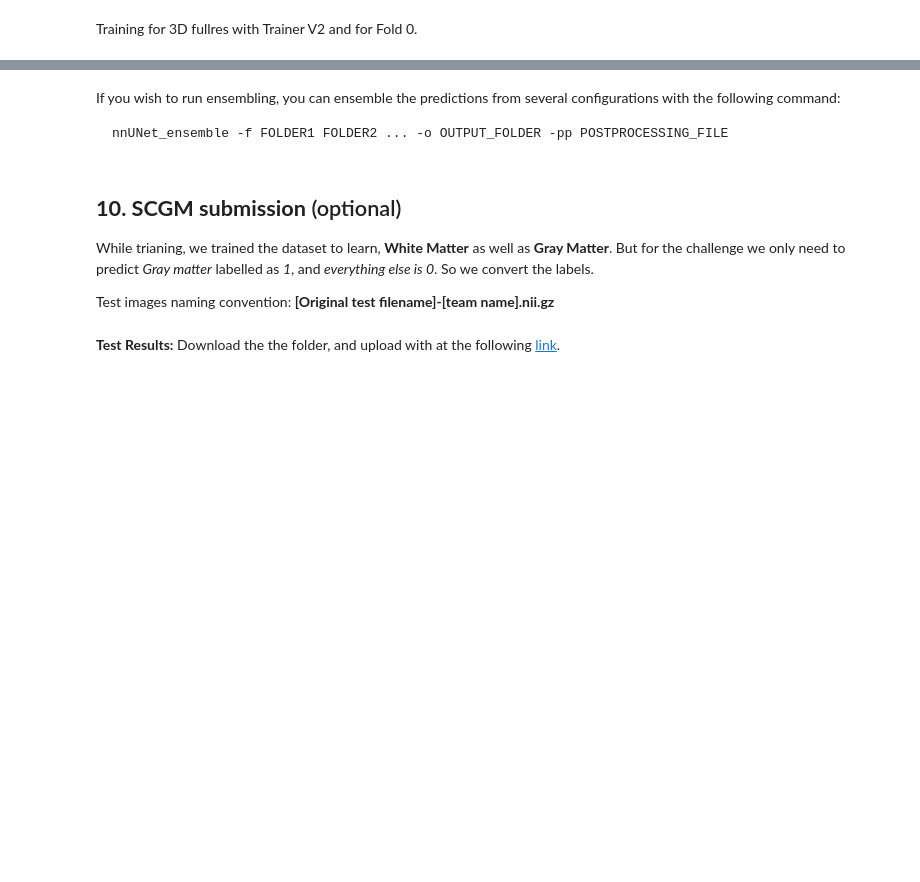
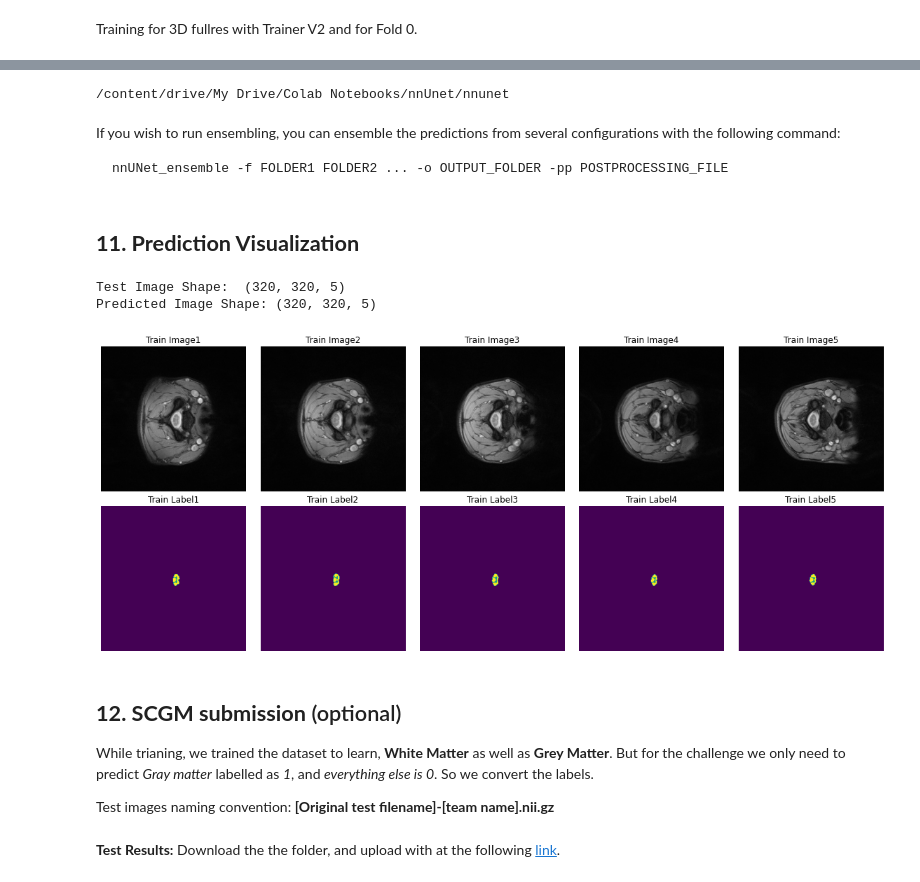
Before and after one commit to mehhras/nnUnet, a Jupyter notebook: nnunetmec2020.ipynb, the cells around one changed output, grey strips where cells are left out. Drawn from its saved outputs; the diff is of its cells as text; code cells hidden in the pictures; blank space fills up the shorter version.

````diff
--- a/nnunetmec2020.ipynb
+++ b/nnunetmec2020.ipynb
@@ -236,7 +266,7 @@ task_folder_name = os.path.join(nnunet_dir,task_name)
 train_image_dir = os.path.join(task_folder_name,'imagesTr')
 train_label_dir = os.path.join(task_folder_name,'labelsTr')
 test_dir = os.path.join(task_folder_name,'imagesTs')
-main_dir = os.path.join(base_dir,'nnUnet/nnunet')
+main_dir = os.path.join(base_dir,'nnUNet/nnunet')
 # %%
 
 make_if_dont_exist(task_folder_name,overwrite = False)
@@ -488,6 +583,10 @@ Only specify --save_npz if you intend to use ensembling. --save_npz will make th
 os.chdir(repository_dir)
 !nnUNet_find_best_configuration -t 101
 os.chdir(base_dir)
+# %%
+print(main_dir,)
+# %% [output]
+/content/drive/My Drive/Colab Notebooks/nnUnet/nnunet
 # %%
 result_dir = os.path.join(main_dir,'nnUNet_Prediction_Results',task_name)
 make_if_dont_exist(result_dir)
@@ -503,10 +602,43 @@ If you wish to run ensembling, you can ensemble the predictions from several con
 ```
 nnUNet_ensemble -f FOLDER1 FOLDER2 ... -o OUTPUT_FOLDER -pp POSTPROCESSING_FILE
 ```
+# %% [markdown]
+## **11. Prediction Visualization**
+# %%
+#visualizing the predicted results
+# (re-run to see random pick-ups)
+# only maximum of first 5 slices are plotted
+
+test_img_name = os.listdir(test_dir)[np.random.randint(0,40)]
+test_img = np.array(nib.load(os.path.join(test_dir,test_img_name)).dataobj)[:,:,:5]
+predicted_img_name = test_img_name[:test_img_name.find('_0000.nii.gz')]+'.nii.gz'
+predicted_label = np.array(nib.load(os.path.join(result_dir,predicted_img_name)).dataobj)[:,:,:5]
+print('Test Image Shape: ',test_img.shape)
+print("Predicted Image Shape:",predicted_label.shape)
+
+max_rows = 2
+max_cols = test_img.shape[2]
+
+fig, axes = plt.subplots(nrows=max_rows, ncols=max_cols, figsize=(20,8))
+for idx in range(max_cols):
+    axes[0, idx].axis("off")
+    axes[0, idx].set_title('Train Image'+str(idx+1))
+    axes[0 ,idx].imshow(test_img[:,:,idx], cmap="gray")
+for idx in range(max_cols):
+    axes[1, idx].axis("off")
+    axes[1, idx].set_title('Train Label'+str(idx+1))
+    axes[1, idx].imshow(predicted_label[:,:,idx])
+
+plt.subplots_adjust(wspace=.1, hspace=.1)
+plt.show()
+# %% [output]
+Test Image Shape:  (320, 320, 5)
+Predicted Image Shape: (320, 320, 5)
+[figure, added]
 # %% [markdown]
-## **10. SCGM submission** (optional)
+## **12. SCGM submission** (optional)
 
-While trianing, we trained the dataset to learn, **White Matter** as well as **Gray Matter**. But for the challenge we only need to predict *Gray matter* labelled as *1*, and *everything else is 0*. So we convert the labels.
+While trianing, we trained the dataset to learn, **White Matter** as well as **Grey Matter**. But for the challenge we only need to predict *Gray matter* labelled as *1*, and *everything else is 0*. So we convert the labels.
 
 Test images naming convention: **[Original test filename]-[team name].nii.gz**
 # %%
````
Also changed, not shown: parts of 41 cells of this notebook.
